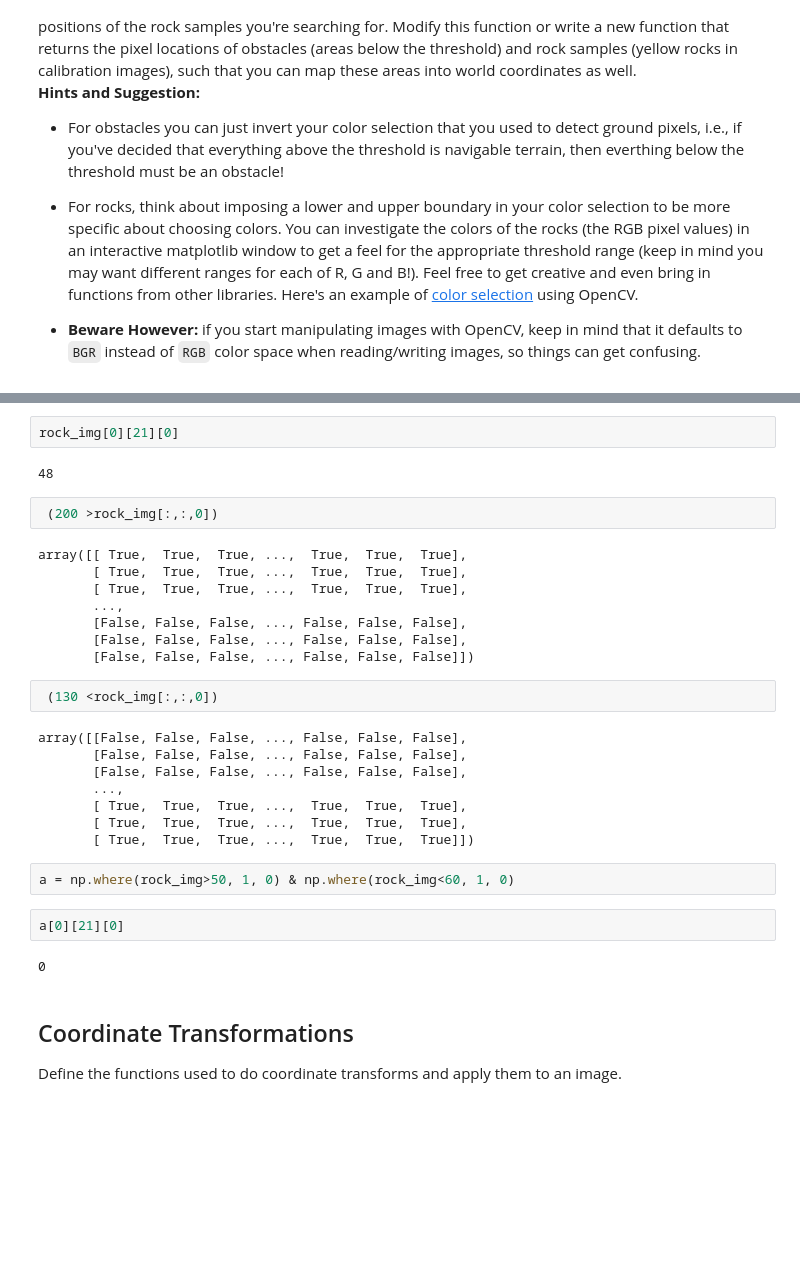
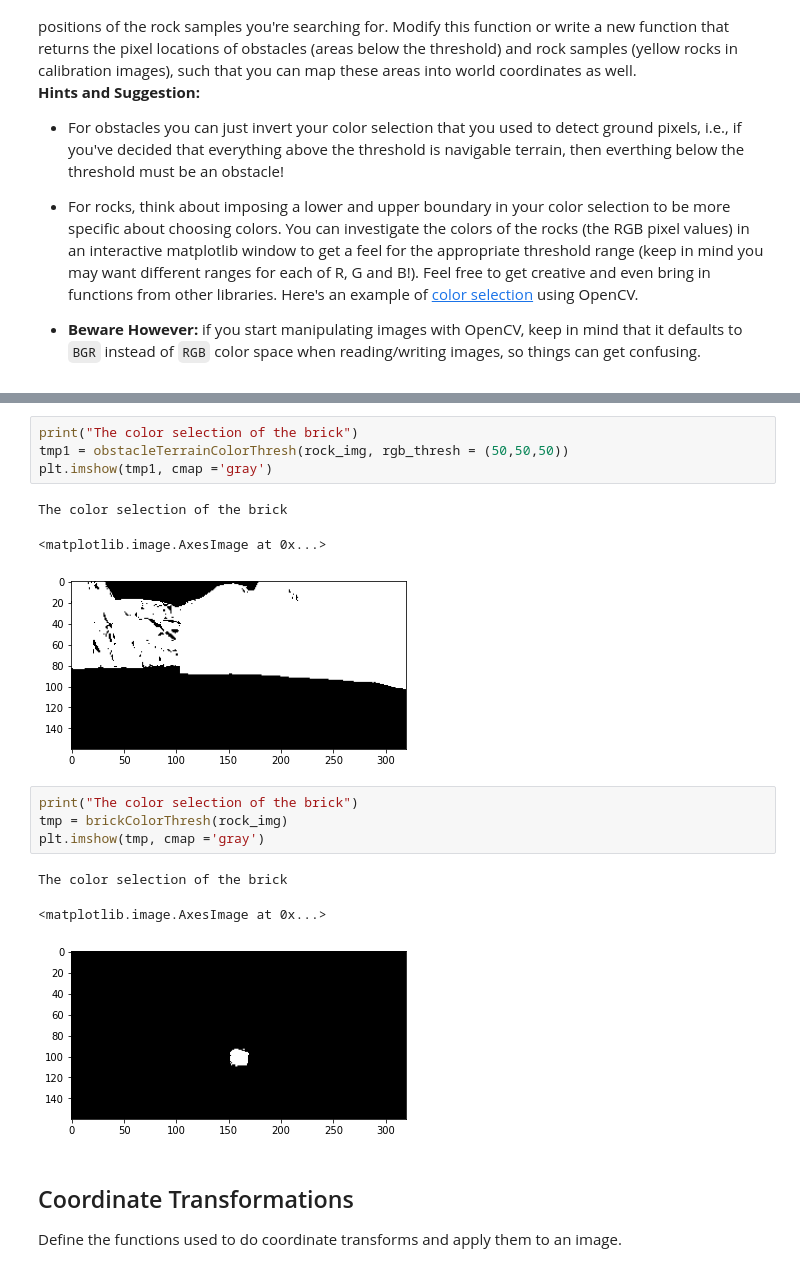
Before and after one commit to T-rex007/RoboticND-Rover-Project, a Jupyter notebook: code/Rover_Project_Test_Notebook.ipynb, the cells around one changed output, grey strips where cells are left out. Cells and saved outputs as stored; diff of their text form; blank space fills up the shorter version.

```diff
--- a/code/Rover_Project_Test_Notebook.ipynb
+++ b/code/Rover_Project_Test_Notebook.ipynb
@@ -188,33 +190,19 @@ plt.imshow(tmp1)
-# %%
-rock_img[0][21][0]
-# %% [output]
-48
-# %%
- (200 >rock_img[:,:,0])
-# %% [output]
-array([[ True,  True,  True, ...,  True,  True,  True],
-       [ True,  True,  True, ...,  True,  True,  True],
-       [ True,  True,  True, ...,  True,  True,  True],
-       ...,
-       [False, False, False, ..., False, False, False],
-       [False, False, False, ..., False, False, False],
-       [False, False, False, ..., False, False, False]])
-# %%
- (130 <rock_img[:,:,0])
-# %% [output]
-array([[False, False, False, ..., False, False, False],
-       [False, False, False, ..., False, False, False],
-       [False, False, False, ..., False, False, False],
-       ...,
-       [ True,  True,  True, ...,  True,  True,  True],
-       [ True,  True,  True, ...,  True,  True,  True],
-       [ True,  True,  True, ...,  True,  True,  True]])
-# %%
-a = np.where(rock_img>50, 1, 0) & np.where(rock_img<60, 1, 0)
-# %%
-a[0][21][0]
-# %% [output]
-0
+# %%
+print("The color selection of the brick")
+tmp1 = obstacleTerrainColorThresh(rock_img, rgb_thresh = (50,50,50))
+plt.imshow(tmp1, cmap ='gray')
+# %% [output]
+The color selection of the brick
+<matplotlib.image.AxesImage at 0x...>
+[figure, added]
+# %%
+print("The color selection of the brick")
+tmp = brickColorThresh(rock_img)
+plt.imshow(tmp, cmap ='gray')
+# %% [output]
+The color selection of the brick
+<matplotlib.image.AxesImage at 0x...>
+[figure, added]
 # %% [markdown]
 ## Coordinate Transformations
 Define the functions used to do coordinate transforms and apply them to an image.
```
Also changed, not shown: parts of 12 cells of this notebook.
